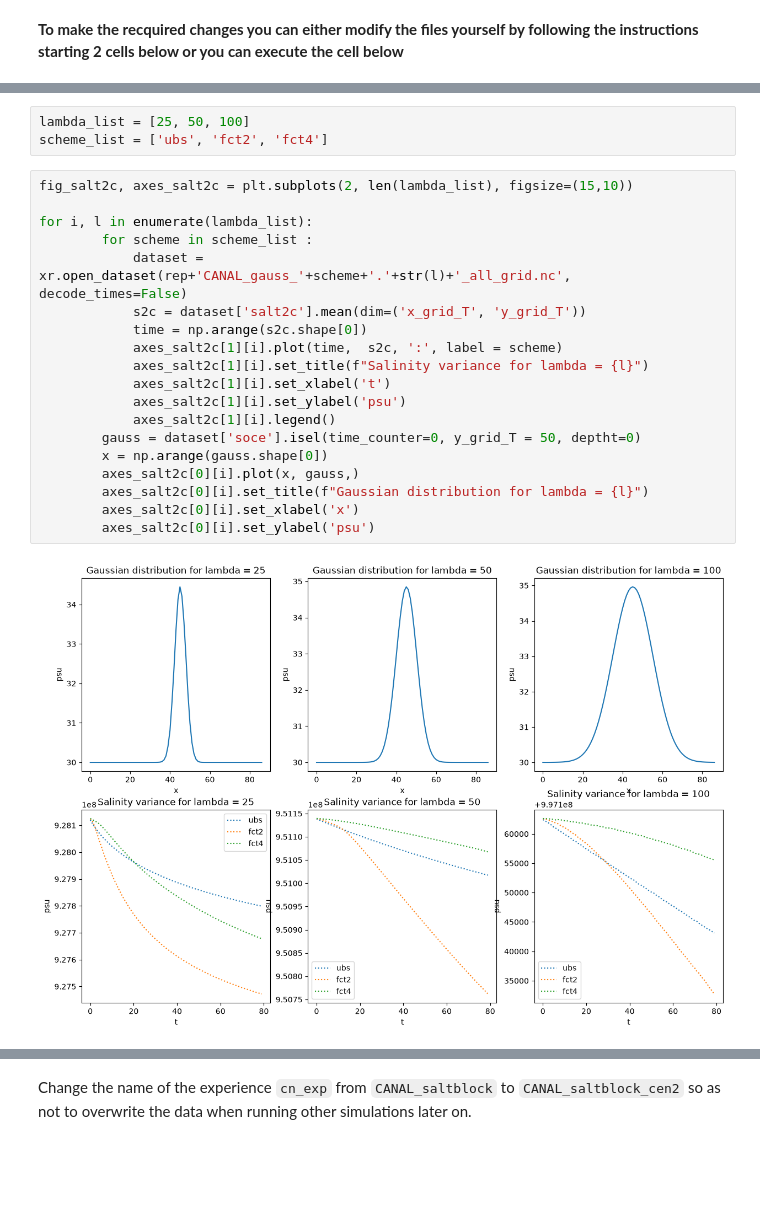
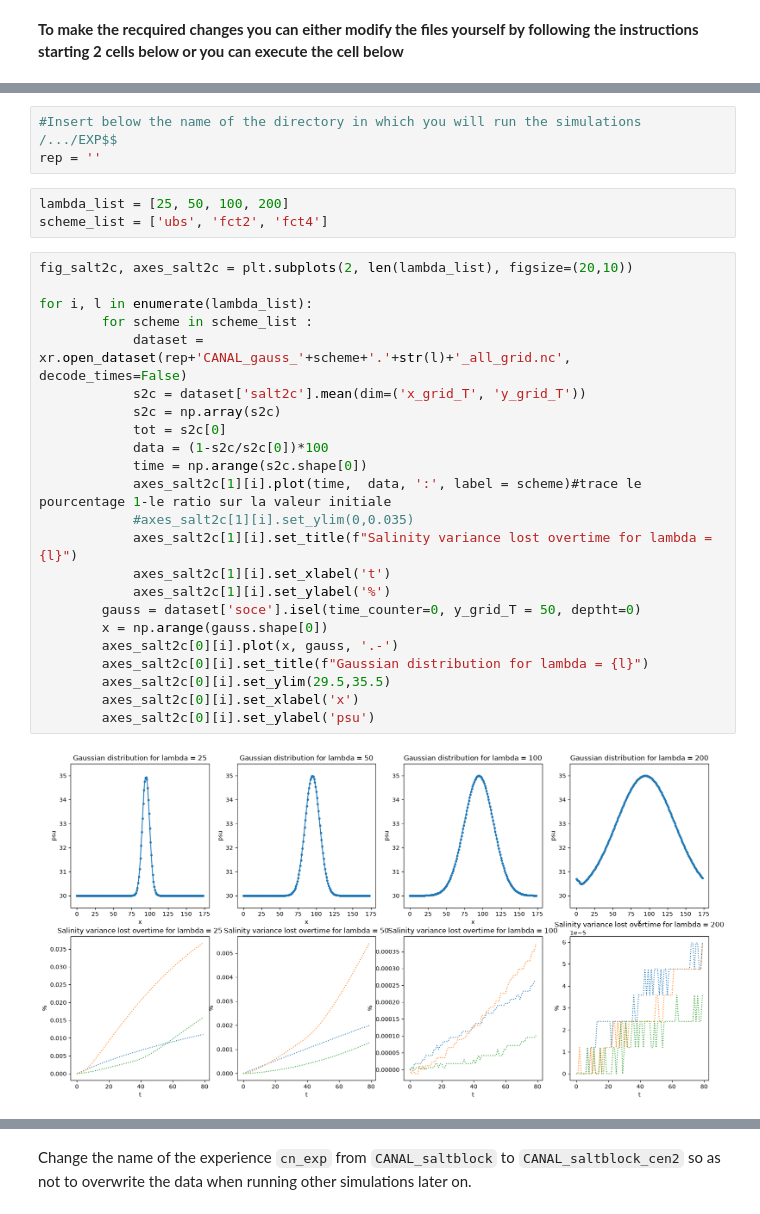
Before and after one commit to justinebuisson606/NEMO_Demonstrators, a Jupyter notebook: Demonstator 1-gauss.ipynb, the cells around one changed output, grey strips where cells are left out. Saved outputs shown, nothing was run; the diff lists cells and outputs as text; blank space fills up the shorter version.

```diff
--- a/Demonstator 1-gauss.ipynb
+++ b/Demonstator 1-gauss.ipynb
@@ -147,24 +49,31 @@ Everything looks good
+# %%
+#Insert below the name of the directory in which you will run the simulations /.../EXP$$
+rep = ''
 # %%
-lambda_list = [25, 50, 100]
+lambda_list = [25, 50, 100, 200]
 scheme_list = ['ubs', 'fct2', 'fct4']
 # %%
-fig_salt2c, axes_salt2c = plt.subplots(2, len(lambda_list), figsize=(15,10))
+fig_salt2c, axes_salt2c = plt.subplots(2, len(lambda_list), figsize=(20,10))
 
 for i, l in enumerate(lambda_list):
         for scheme in scheme_list :
             dataset = xr.open_dataset(rep+'CANAL_gauss_'+scheme+'.'+str(l)+'_all_grid.nc', decode_times=False)
             s2c = dataset['salt2c'].mean(dim=('x_grid_T', 'y_grid_T'))
+            s2c = np.array(s2c)
+            tot = s2c[0]
+            data = (1-s2c/s2c[0])*100
             time = np.arange(s2c.shape[0])
-            axes_salt2c[1][i].plot(time,  s2c, ':', label = scheme)
-            axes_salt2c[1][i].set_title(f"Salinity variance for lambda = {l}")
+            axes_salt2c[1][i].plot(time,  data, ':', label = scheme)#trace le pourcentage 1-le ratio sur la valeur initiale
+            #axes_salt2c[1][i].set_ylim(0,0.035)
+            axes_salt2c[1][i].set_title(f"Salinity variance lost overtime for lambda = {l}")
             axes_salt2c[1][i].set_xlabel('t')
-            axes_salt2c[1][i].set_ylabel('psu')
-            axes_salt2c[1][i].legend()
+            axes_salt2c[1][i].set_ylabel('%')
         gauss = dataset['soce'].isel(time_counter=0, y_grid_T = 50, deptht=0)
         x = np.arange(gauss.shape[0])
-        axes_salt2c[0][i].plot(x, gauss,)
+        axes_salt2c[0][i].plot(x, gauss, '.-')
         axes_salt2c[0][i].set_title(f"Gaussian distribution for lambda = {l}")
+        axes_salt2c[0][i].set_ylim(29.5,35.5)
         axes_salt2c[0][i].set_xlabel('x')
         axes_salt2c[0][i].set_ylabel('psu')
 # %% [output]
-[figure, old version]
+[figure, new version]
```
Also changed, not shown: parts of 36 cells of this notebook.
